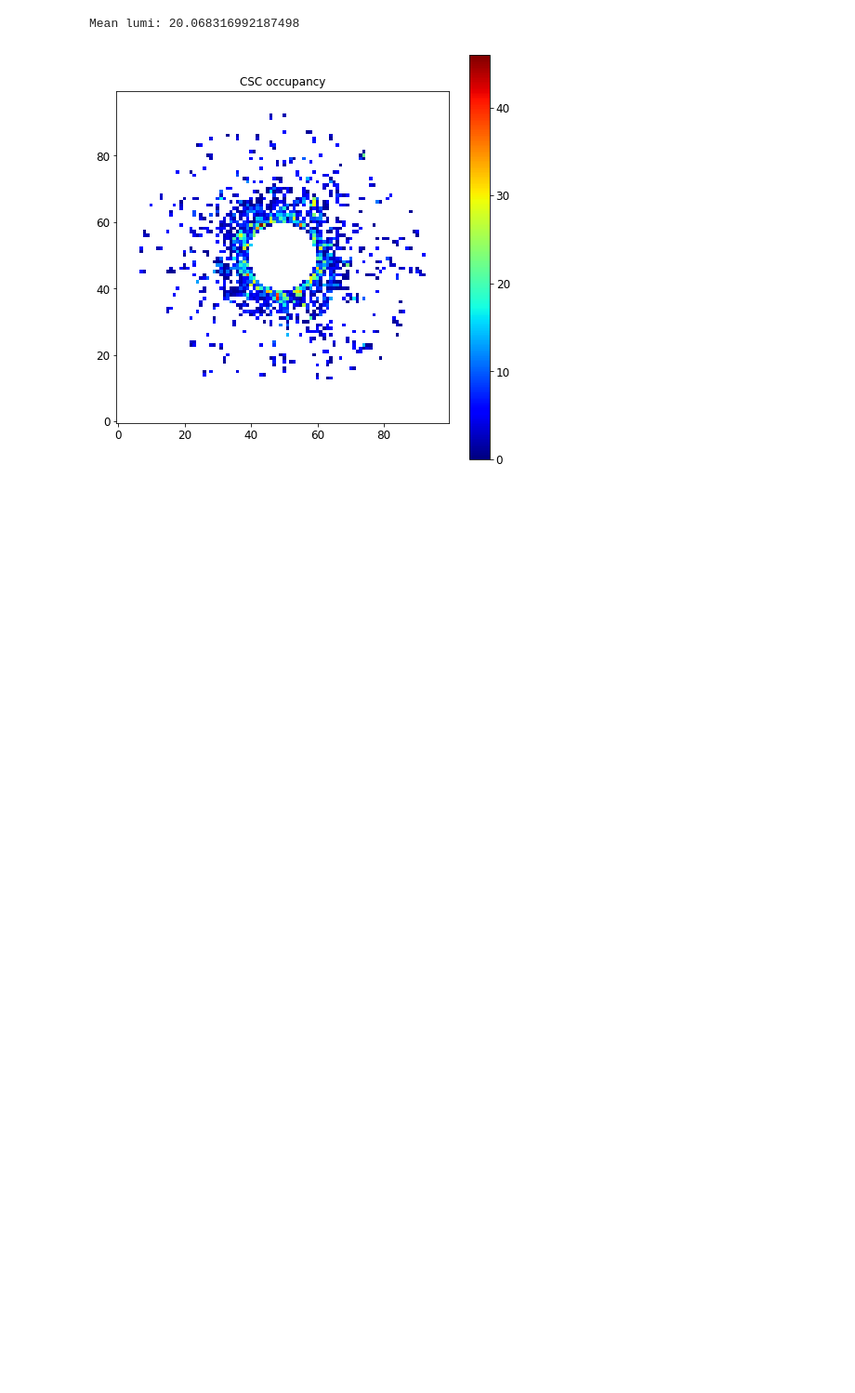
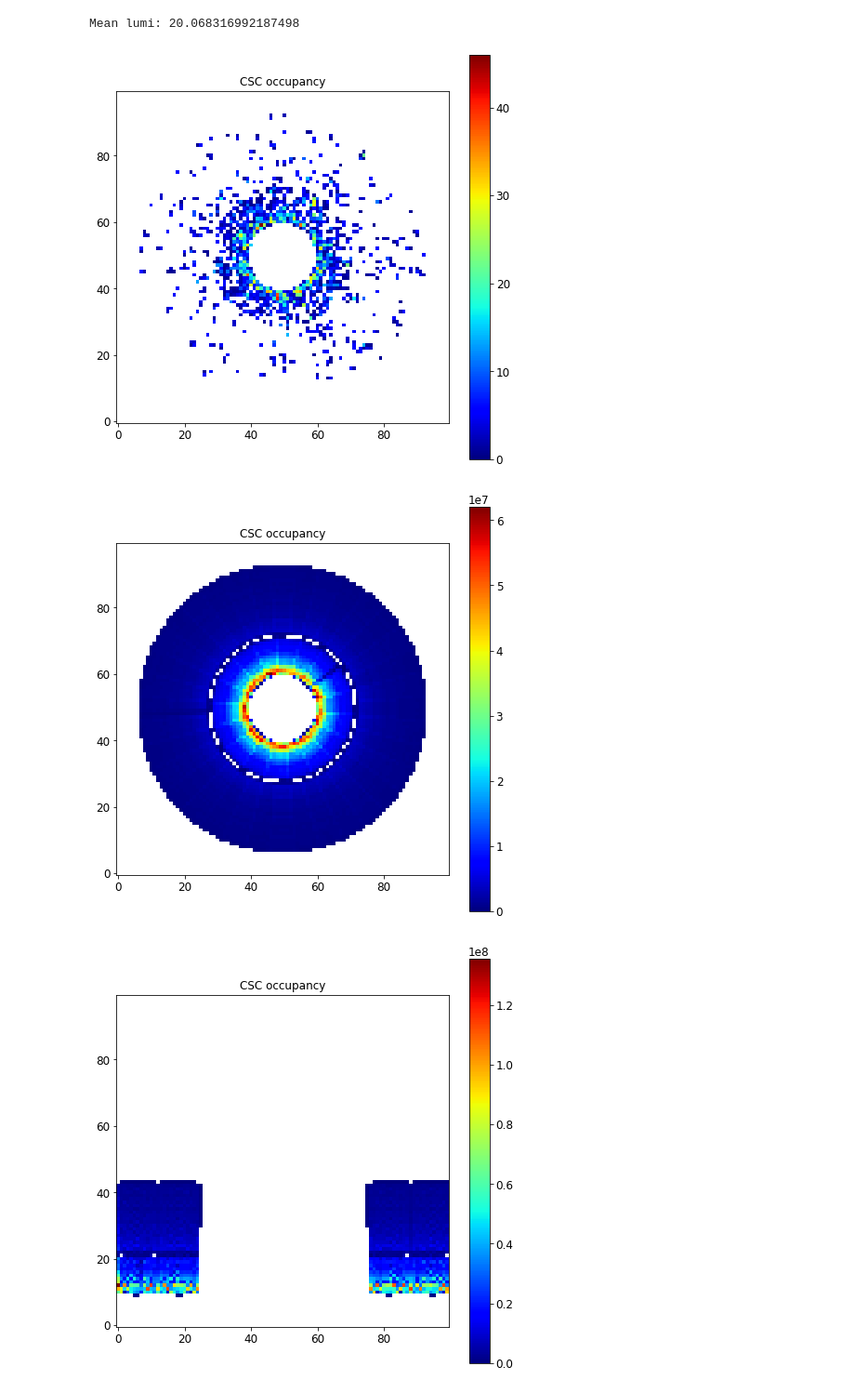
Before and after one commit to Ma128-bit/ML4DQM_deprecated, a Jupyter notebook: CSC_AE_preprocessing.ipynb, the cells around one changed output. Shown: that part at 93% size. Saved outputs shown, nothing was run; the diff lists cells and outputs as text; code cells hidden in the pictures; blank space fills up the shorter version.

```diff
--- a/CSC_AE_preprocessing.ipynb
+++ b/CSC_AE_preprocessing.ipynb
@@ -127,11 +128,29 @@ def XY_to_Polar(img):
                 theta = np.arctan2((j-center[1]), (i-center[0]))
                 theta = theta + math.pi
                 try:
-                    if round(theta*8) == round(8*(2*math.pi)):
-                        imgpolar[round(dist), 0] += img[i,j]
+                    if int(theta*8) == int(8*(2*math.pi)):
+                        imgpolar[int(dist), 0] += img[i,j]
                     else:
-                        imgpolar[round(dist), round(theta*8)] += img[i,j]
+                        imgpolar[int(dist), int(theta*8)] += img[i,j]
                 except:
                     pass
     imgpolar[33,:]=0
     return imgpolar
+# %%
+def XY_to_Polar(img):
+    imgpolar = np.zeros((100,100))
+    center = (49.5, 49.5)
+    for i in range(100):
+        for j in range(100):
+            if(img[i,j]!=0):
+                dist = np.sqrt((i-center[0])**2+(j-center[1])**2)
+                theta = np.arctan2((j-center[1]), (i-center[0]))
+                imgpolar[int(dist), int(theta*8)] += img[i,j]
+#     imgpolar[33,:]=0
+    return imgpolar
+# %%
+Show2Dimg(sum_img)
+Show2Dimg(XY_to_Polar(sum_img))
+# %% [output]
+[figure, added]
+[figure, added]
```
Also changed, not shown: parts of 12 cells of this notebook, 2 other files.
